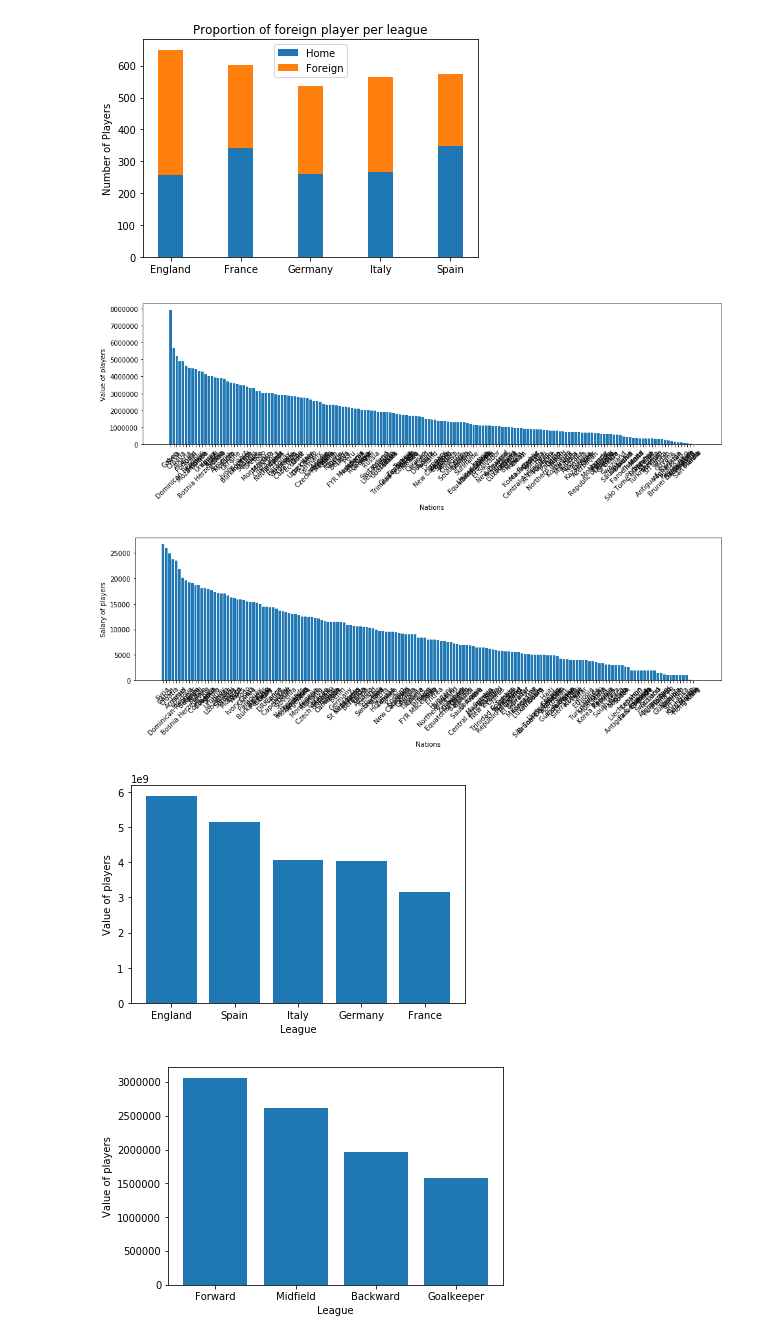
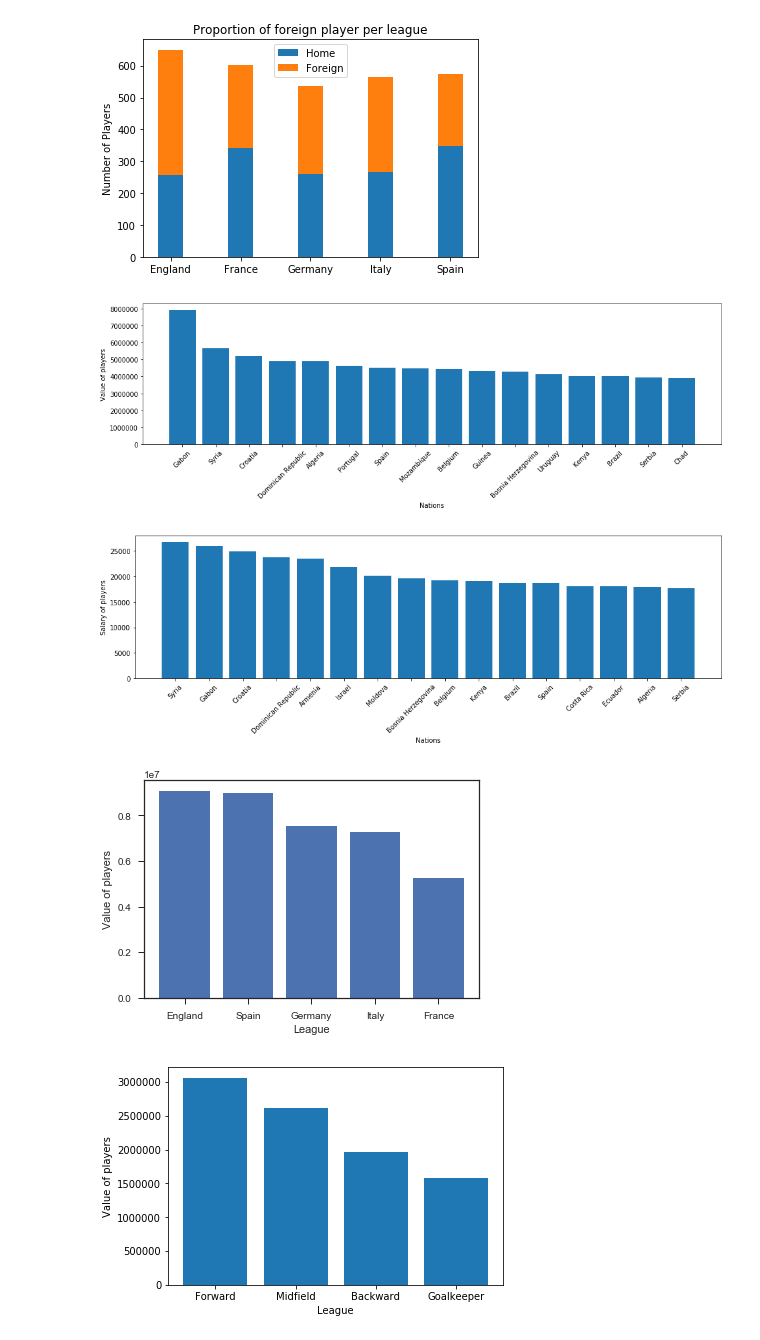
Before and after one commit to Fournierp/Fifa18, a Jupyter notebook: Fifa 18 Model.ipynb, the cells around one changed output. Saved outputs shown, nothing was run; the diff lists cells and outputs as text; code cells hidden in the pictures.

```diff
--- a/Fifa 18 Model.ipynb
+++ b/Fifa 18 Model.ipynb
@@ -229,8 +233,9 @@ value_per_nation.pop('Nation', None)
 #Average the players value per nation
 for nation in value_per_nation:
     value_per_nation[nation] = value_per_nation[nation] / float(nations[nation])
-
+#Sort and take top 10%
 sorted_value_per_nation = OrderedDict(sorted(value_per_nation.items(), key=lambda x: x[1], reverse=True))
+sorted_value_per_nation = dict((k, sorted_value_per_nation[k]) for k in list(sorted_value_per_nation.keys())[0:int(len(sorted_value_per_nation)/10)])
 
 fig = plt.figure(figsize=(16,4))
 ax = fig.add_subplot(111)
@@ -240,7 +245,7 @@ plt.xlabel('Nations')
 plt.ylabel('Value of players')
 plt.show()
 # %% [output]
-[figure, old version]
+[figure, new version]
 # %%
 #Player salary per nation
 salary_per_nation = {'Nation': 0}
@@ -261,7 +266,9 @@ salary_per_nation.pop('Nation', None)
 for nation in value_per_nation:
     salary_per_nation[nation] = salary_per_nation[nation] / float(nations[nation])
 
+#Sort and take top 10%
 sorted_salary_per_nation = OrderedDict(sorted(salary_per_nation.items(), key=lambda x: x[1], reverse=True))
+sorted_salary_per_nation = dict((k, sorted_salary_per_nation[k]) for k in list(sorted_salary_per_nation.keys())[0:int(len(sorted_salary_per_nation)/10)])
 
 fig = plt.figure(figsize=(16,4))
 ax = fig.add_subplot(111)
@@ -271,41 +278,41 @@ plt.xlabel('Nations')
 plt.ylabel('Salary of players')
 plt.show()
 # %% [output]
-[figure, old version]
+[figure, new version]
 # %%
 #Player value per league
 value_per_league = {'League': 0}
 league_value = {'England' : 0, 'France' : 0, 'Germany' : 0, 'Italy' : 0, 'Spain' : 0}
 
 def sum_values(series):
     value = series[1]
 
     #Count the players value per league
     for league in club_list_per_league:
         if series[0] in club_list_per_league[league]:
             league_value[league] += value
             return league
     return np.NaN
 
 club_value = processed_df[['Club', 'Value']]
 club_value.apply(sum_values, 1)
 value_per_league.pop('League', None)
 
 #Average the players value per league
-for league in value_per_league:
+for league in league_value:
     league_value[league] = league_value[league] / (float(nationality_proportion[league][0])+float(nationality_proportion[league][1]))
 
 sorted_league_value = OrderedDict(sorted(league_value.items(), key=lambda x: x[1], reverse=True))
 
 fig = plt.figure(figsize=(6,4))
 ax = fig.add_subplot(111)
 ax.bar(range(len(sorted_league_value)), list(sorted_league_value.values()))
 plt.xticks(range(len(sorted_league_value)), list(sorted_league_value.keys()))
 plt.xlabel('League')
 plt.ylabel('Value of players')
 plt.show()
 # %% [output]
-[figure, old version]
+[figure, new version]
 # %%
 #Player value per position
 position_list = {
```
Also changed, not shown: parts of 3 cells of this notebook.
